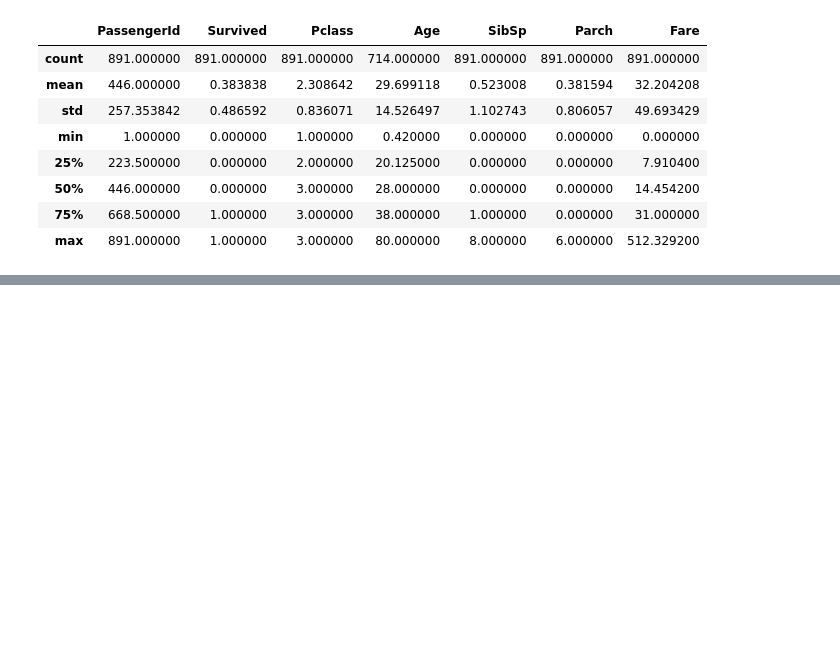
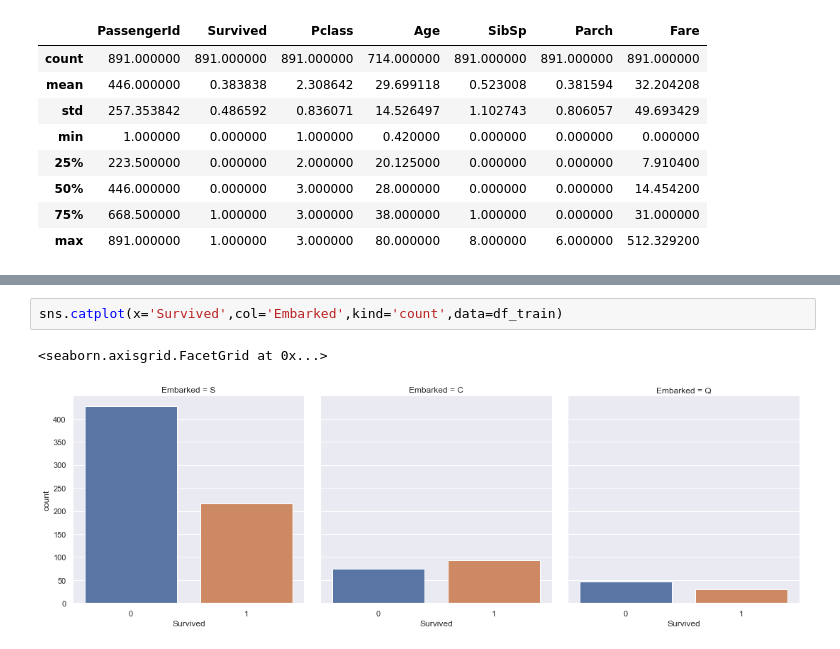
Before and after one commit to 3thzneiz/MyMachineLearn, a Jupyter notebook: 2. Titanic_Prob/1. Understanding Data.ipynb, the cells around one changed output, grey strips where cells are left out. Cells and saved outputs as stored; diff of their text form; blank space fills up the shorter version.

```diff
--- a/2. Titanic_Prob/1. Understanding Data.ipynb
+++ b/2. Titanic_Prob/1. Understanding Data.ipynb
@@ -71,0 +110,5 @@ sns.catplot('Pclass','Survived',hue='Sex', kind='point', data=df_train);
+# %%
+sns.catplot(x='Survived',col='Embarked',kind='count',data=df_train)
+# %% [output]
+<seaborn.axisgrid.FacetGrid at 0x...>
+[figure, added]
```
Also changed, not shown: parts of 18 cells of this notebook.
